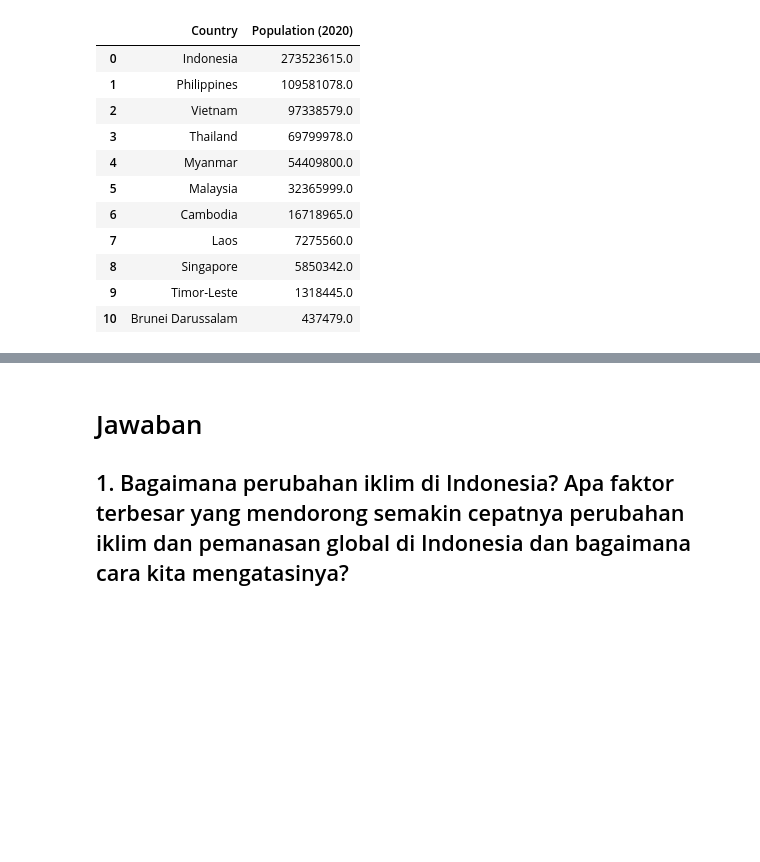
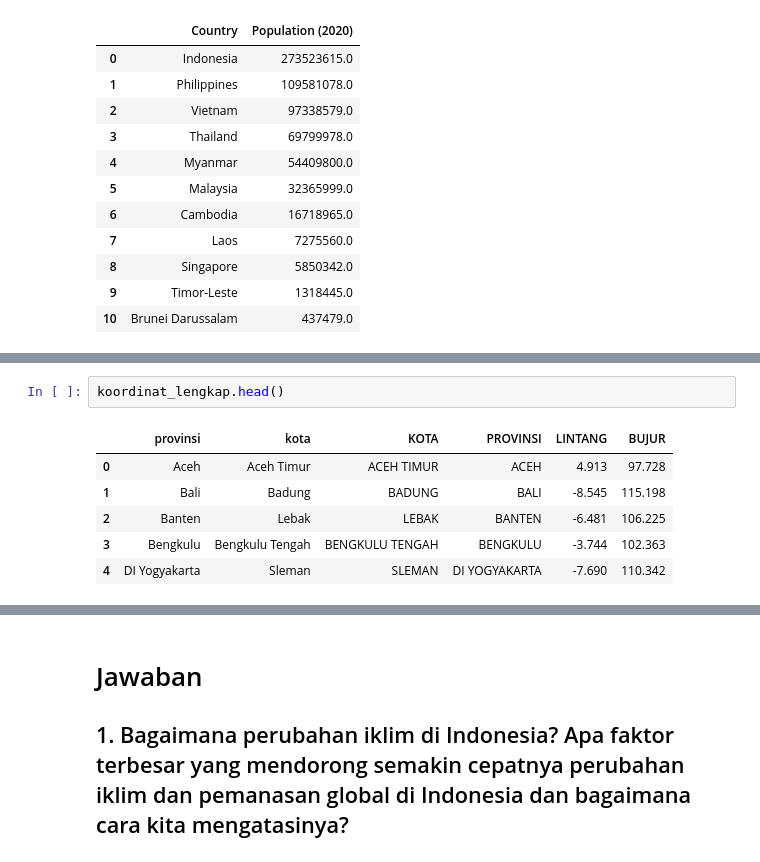
Before and after one commit to Erisukmawan/Gradio, a Jupyter notebook: gradio_project.ipynb, the cells around one changed output, grey strips where cells are left out. Saved outputs shown, nothing was run; the diff lists cells and outputs as text; blank space fills up the shorter version.

```diff
--- a/gradio_project.ipynb
+++ b/gradio_project.ipynb
@@ -623,0 +729,9 @@ populasi_data_ASEAN
+# %%
+koordinat_lengkap.head()
+# %% [output]
+|  | provinsi | kota | KOTA | PROVINSI | LINTANG | BUJUR |
+| 0 | Aceh | Aceh Timur | ACEH TIMUR | ACEH | 4.913 | 97.728 |
+| 1 | Bali | Badung | BADUNG | BALI | -8.545 | 115.198 |
+| 2 | Banten | Lebak | LEBAK | BANTEN | -6.481 | 106.225 |
+| 3 | Bengkulu | Bengkulu Tengah | BENGKULU TENGAH | BENGKULU | -3.744 | 102.363 |
+| 4 | DI Yogyakarta | Sleman | SLEMAN | DI YOGYAKARTA | -7.690 | 110.342 |
```
Also changed, not shown: parts of 26 cells of this notebook, 1 other file.
